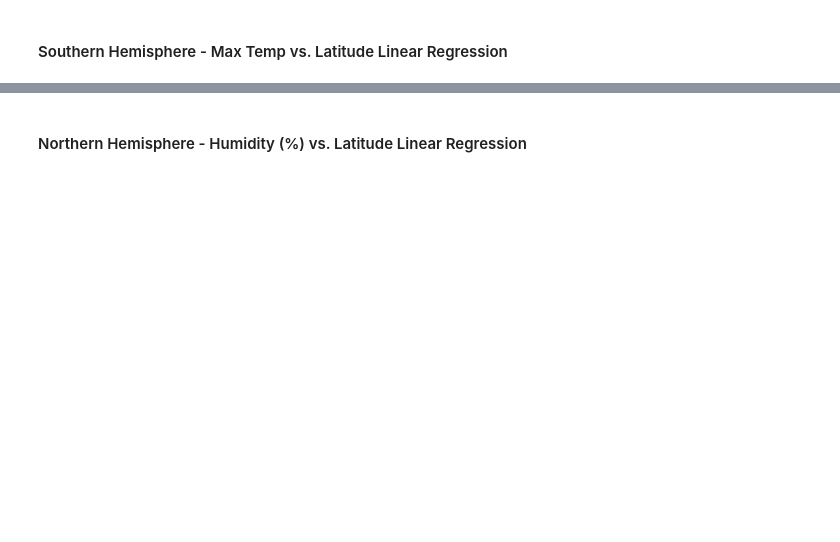
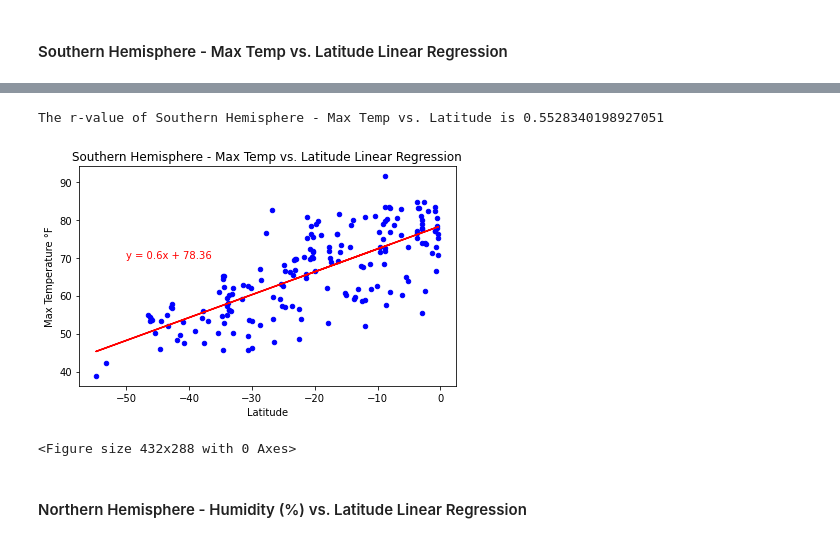
Before and after one commit to csong2020/python-api-challenge, a Jupyter notebook: WeatherPy.ipynb, the cells around one changed output, grey strips where cells are left out. Saved outputs shown, nothing was run; the diff lists cells and outputs as text; code cells hidden in the pictures; blank space fills up the shorter version.

```diff
--- a/WeatherPy.ipynb
+++ b/WeatherPy.ipynb
@@ -416,2 +409,23 @@ The r-value is: 0.6082708688906918
+# %%
+#defining the southern regression scatter plot graph and creating a regression line
+southern_hemisphere_df.plot.scatter(x = "Lat", y = "Max Temp", marker = "o", color = "blue")
+
+#prints the r-value of this line
+print(f'The r-value of Southern Hemisphere - Max Temp vs. Latitude is {r_value_s[0]}')
+
+plt.xlabel("Latitude")
+plt.ylabel("Max Temperature °F")
+plt.title("Southern Hemisphere - Max Temp vs. Latitude Linear Regression")
+#converting slope into a string and rounding its value to 2 decimal places to make it easier to read on the graph
+line_equation = "y = " + str(round(slope_s[0], 2)) + "x + " + str(round(intercept_s[0], 2))
+plt.annotate(line_equation, (-50,70), color = "red")
+plt.plot(x_axis_s, regression_s[0], "red")
+plt.tight_layout()
+plt.show()
+plt.savefig('graphs/Southern_Hemisphere_Latitude_vs_Temperature_Linear_Regression.png')
+# %% [output]
+The r-value of Southern Hemisphere - Max Temp vs. Latitude is 0.5528340198927051
+[figure, added]
+<Figure size 432x288 with 0 Axes>
 # %% [markdown]
 ####  Northern Hemisphere - Humidity (%) vs. Latitude Linear Regression
```
Also changed, not shown: parts of 32 cells of this notebook, 16 other files.
